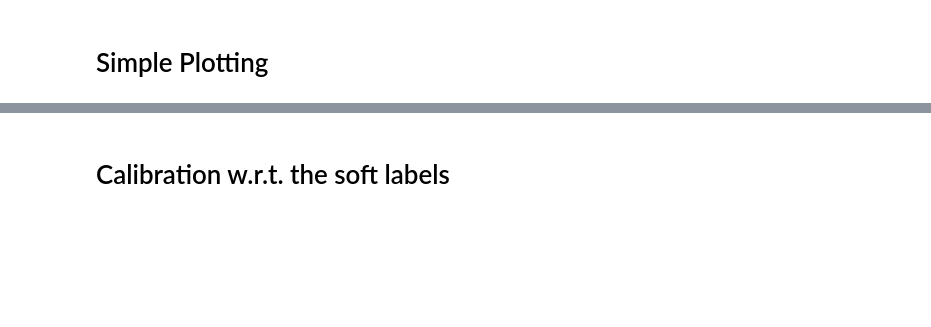
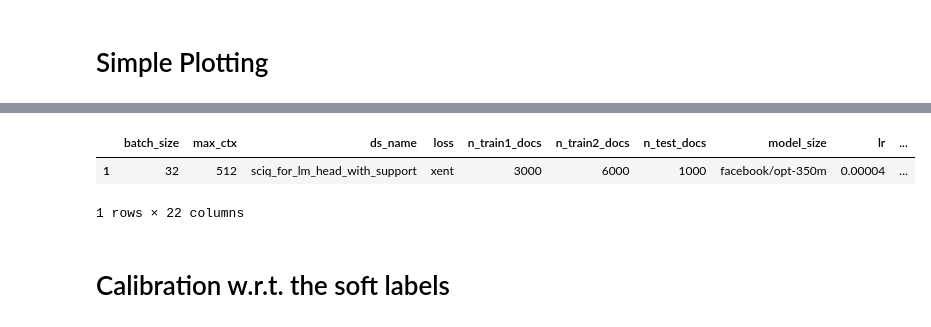
Before and after one commit to EleutherAI/weak-to-strong, a Jupyter notebook: notebooks/Plotting.ipynb, the cells around one changed output, grey strips where cells are left out. Drawn from its saved outputs; the diff is of its cells as text; code cells hidden in the pictures; blank space fills up the shorter version.

```diff
--- a/notebooks/Plotting.ipynb
+++ b/notebooks/Plotting.ipynb
@@ -86,3 +92,9 @@ for dataset in datasets:
+# %%
+cur_df
+# %% [output]
+|  | batch_size | max_ctx | ds_name | loss | n_train1_docs | n_train2_docs | n_test_docs | model_size | lr | ... |
+| 1 | 32 | 512 | sciq_for_lm_head_with_support | xent | 3000 | 6000 | 1000 | facebook/opt-350m | 0.00004 | ... |
+1 rows × 22 columns
 # %% [markdown]
 # Calibration w.r.t. the soft labels
 # %%
```
Also changed, not shown: parts of 10 cells of this notebook, 3 other files.
